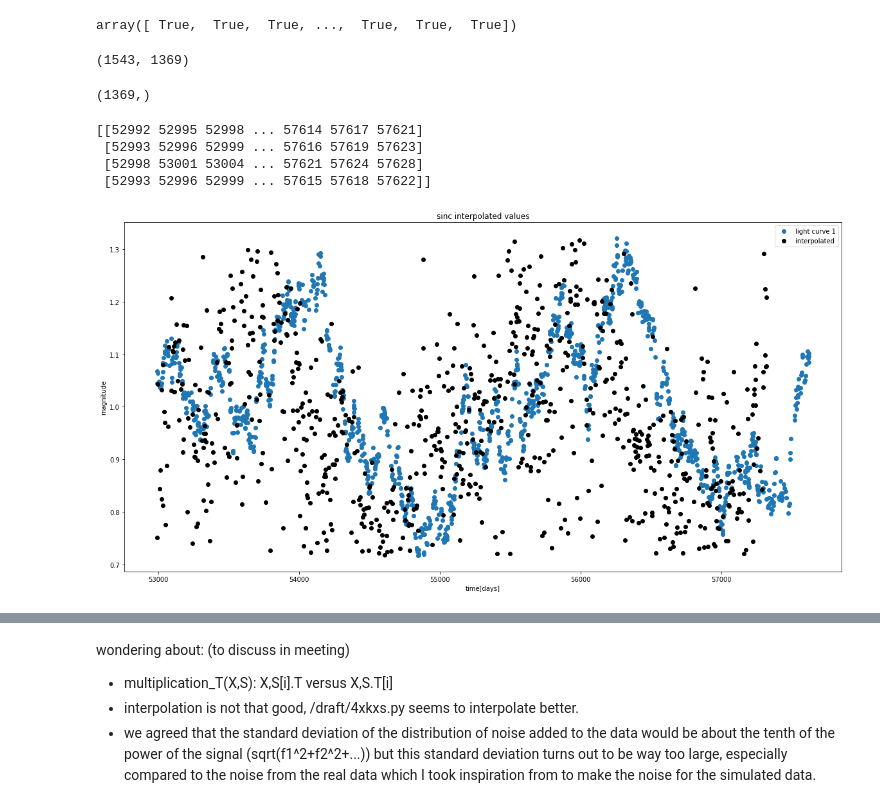
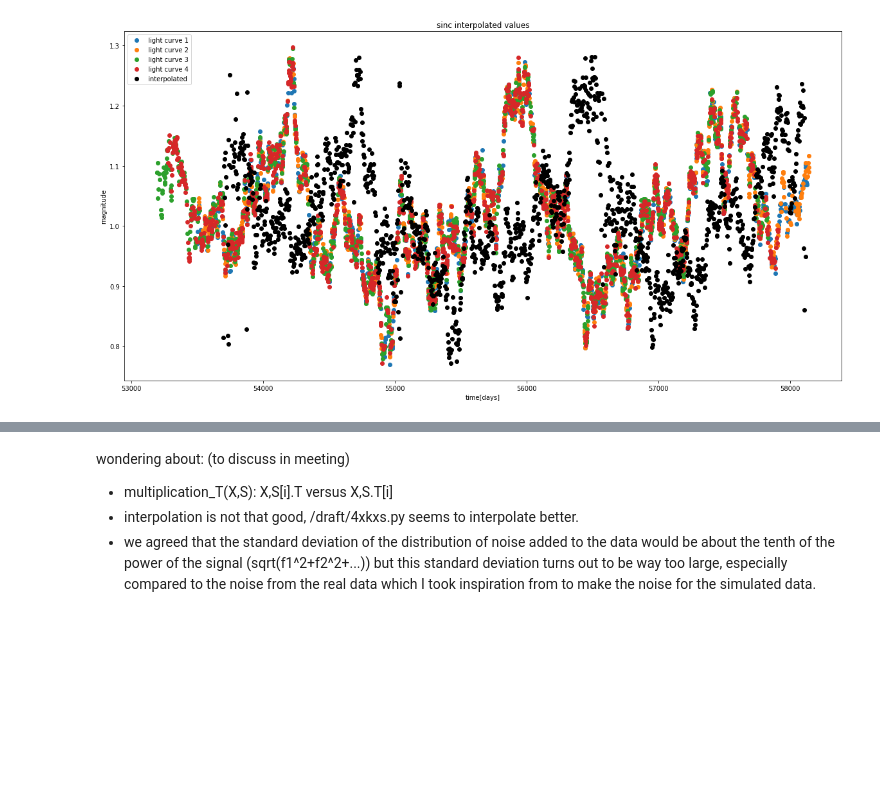
Before and after one commit to herjy/Quasar_lensing, a Jupyter notebook: simulation_interpolation/4xKxS_final.ipynb, the cells around one changed output, grey strips where cells are left out. Saved outputs shown, nothing was run; the diff lists cells and outputs as text; code cells hidden in the pictures; blank space fills up the shorter version.

```diff
--- a/simulation_interpolation/4xKxS_final.ipynb
+++ b/simulation_interpolation/4xKxS_final.ipynb
@@ -8,9 +1,14 @@ import matplotlib.pyplot as plt
 # %%
+from simulation_functions import index, simulation_, plot
+from interpolation_functions import T_K
+from make_noise import simulate_noise
+import numpy as np
+import matplotlib.pyplot as plt
+%matplotlib inline
 
-
-sim = simulate_noise()
+sim = simulate_noise(700, noise = False) # first argument dt_max: time delay is chosen randomly between 0 and dtmax.
 ts = sim[0]
-fs = sim[1] # with noise
+fs = sim[1] # *without* noise
 
 sampling = 3
 # desired sampling for each curve
@@ -22,7 +20,7 @@ time_delays = sim[2]
 # sinc matrix
 matrix = []
 for i in range(4):
-    matrix.append(np.array([(ts[i][:,np.newaxis]-time_delays[i]*100)-tk[i][np.newaxis,:]]))
+    matrix.append(np.array([(ts[i][:,np.newaxis]+time_delays[i])-tk[i][np.newaxis,:]]))
 matrix = np.array(matrix)
 
 A = np.sinc(np.concatenate([matrix[0],matrix[1],matrix[2],matrix[3]],axis =0)/h)
@@ -167,38 +103,17 @@ plt.show()
-# %%
-X.T == X
-# %% [output]
-array([ True,  True,  True, ...,  True,  True,  True])
-# %%
-A[0].T.shape
-# %% [output]
-(1543, 1369)
-# %%
-Y.shape
-# %% [output]
-(1369,)
 # %%
 cut = np.logical_and(X < np.max(Y), X > np.min(Y))
+plt.figure(figsize=(20,10))
 
-plt.figure(figsize=(20,10))
-plt.plot(ts[0], Y, 'o', label='light curve 1')
+plt.plot(ts[0], Y[0], 'o', label='light curve 1')
+plt.plot(ts[1], Y[1], 'o', label='light curve 2')
+plt.plot(ts[2], Y[2], 'o', label='light curve 3')
+plt.plot(ts[3], Y[3], 'o', label='light curve 4')
 
-# plt.plot(ts[0], Y[0], 'o', label='light curve 1')
-# plt.plot(ts[1], Y[1], 'o', label='light curve 2')
-# plt.plot(ts[2], Y[2], 'o', label='light curve 3')
-# plt.plot(ts[3], Y[3], 'o', label='light curve 4')
-
-print(tk)
-
-plt.plot(tk[0][cut], X[cut],'o', label='interpolated', color='black')
+plt.plot(tk[0][cut]-time_delays[0], X[cut],'o', label='interpolated', color='black')
 plt.xlabel('time[days]')
 plt.ylabel('magnitude')
 plt.title('sinc interpolated values')
 plt.legend()
-plt.savefig("figures/result_4xkxs_final.png")
 plt.show()
 # %% [output]
-[[52992 52995 52998 ... 57614 57617 57621]
- [52993 52996 52999 ... 57616 57619 57623]
- [52998 53001 53004 ... 57621 57624 57628]
- [52993 52996 52999 ... 57615 57618 57622]]
-[figure, old version]
+[figure, new version]
```
Also changed, not shown: parts of 10 cells of this notebook.
